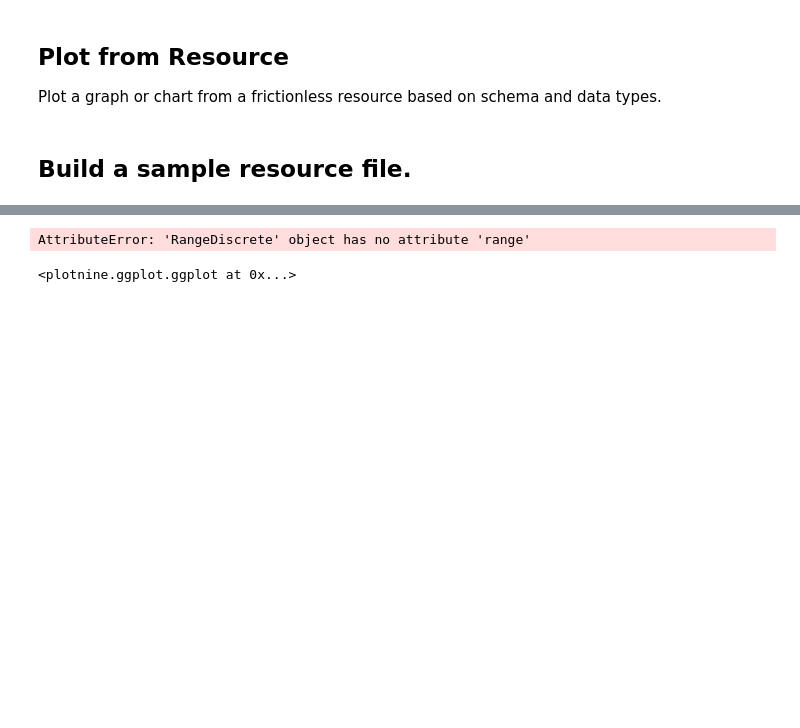
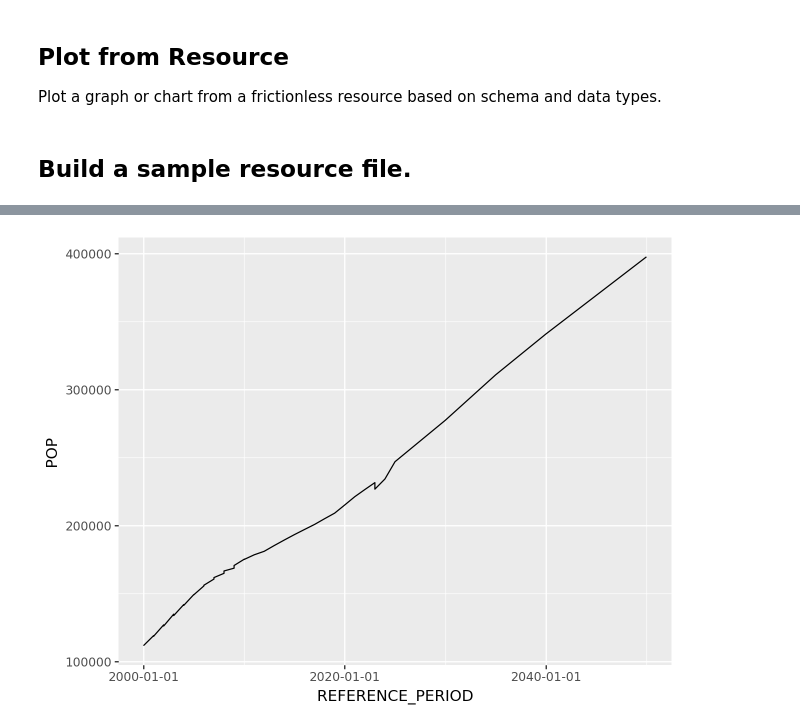
Before and after one commit to morpc/morpc-py, a Jupyter notebook: docs/morpc-plot-demo.ipynb, the cells around one changed output, grey strips where cells are left out. Cells and saved outputs as stored; diff of their text form; code cells hidden in the pictures; blank space fills up the shorter version.

```diff
--- a/docs/morpc-plot-demo.ipynb
+++ b/docs/morpc-plot-demo.ipynb
@@ -29,4 +29,4 @@ cast_field_types | WARNING | Failed conversion of fieldname CONF_LIMIT_LOWER to
 cast_field_types | INFO | Casting field SOURCE as type string.
 cast_field_types | INFO | Casting field LAST_UPDATED as type date.
 # %%
-df = df[df['GEOIDFQ']=='0500000US39041']
+df.groupby(['GEOIDFQ', 'REFERENCE_PERIOD'])['VINTAGE_PERIOD'].max()
@@ -40,5 +73,8 @@ plot = morpc.from_resource(df, schema, x='REFERENCE_PERIOD', y='POP', group='VAL
 # %%
-plot.show()
+import plotnine
+
+
+(plotnine.ggplot(df)
+ + plotnine.geom_line(plotnine.aes(x='REFERENCE_PERIOD', y='POP')))
 # %% [output]
-AttributeError: 'RangeDiscrete' object has no attribute 'range'
-<plotnine.ggplot.ggplot at 0x...>
+[figure, added]
```
Also changed, not shown: parts of 5 cells of this notebook, 4 other files.
